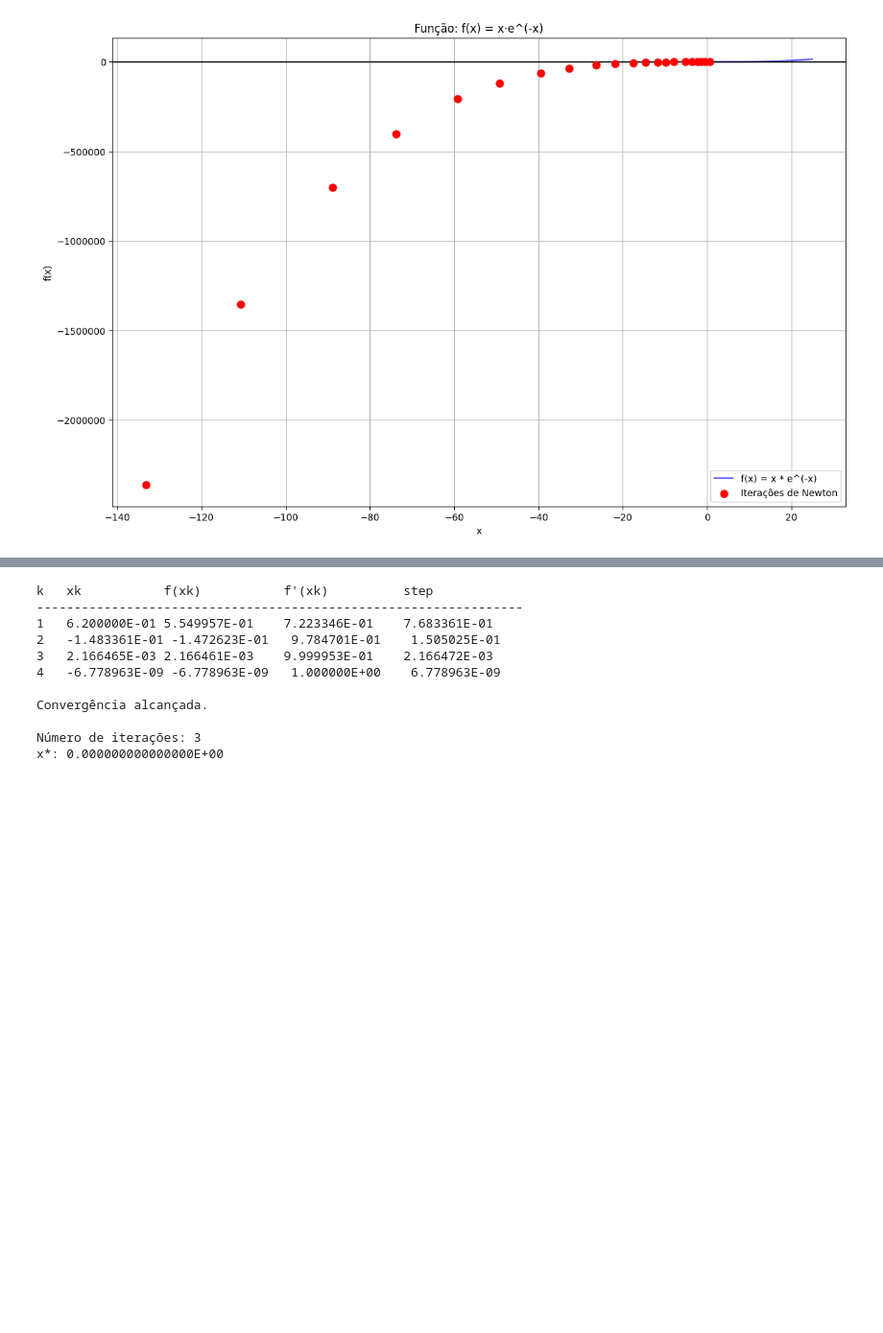
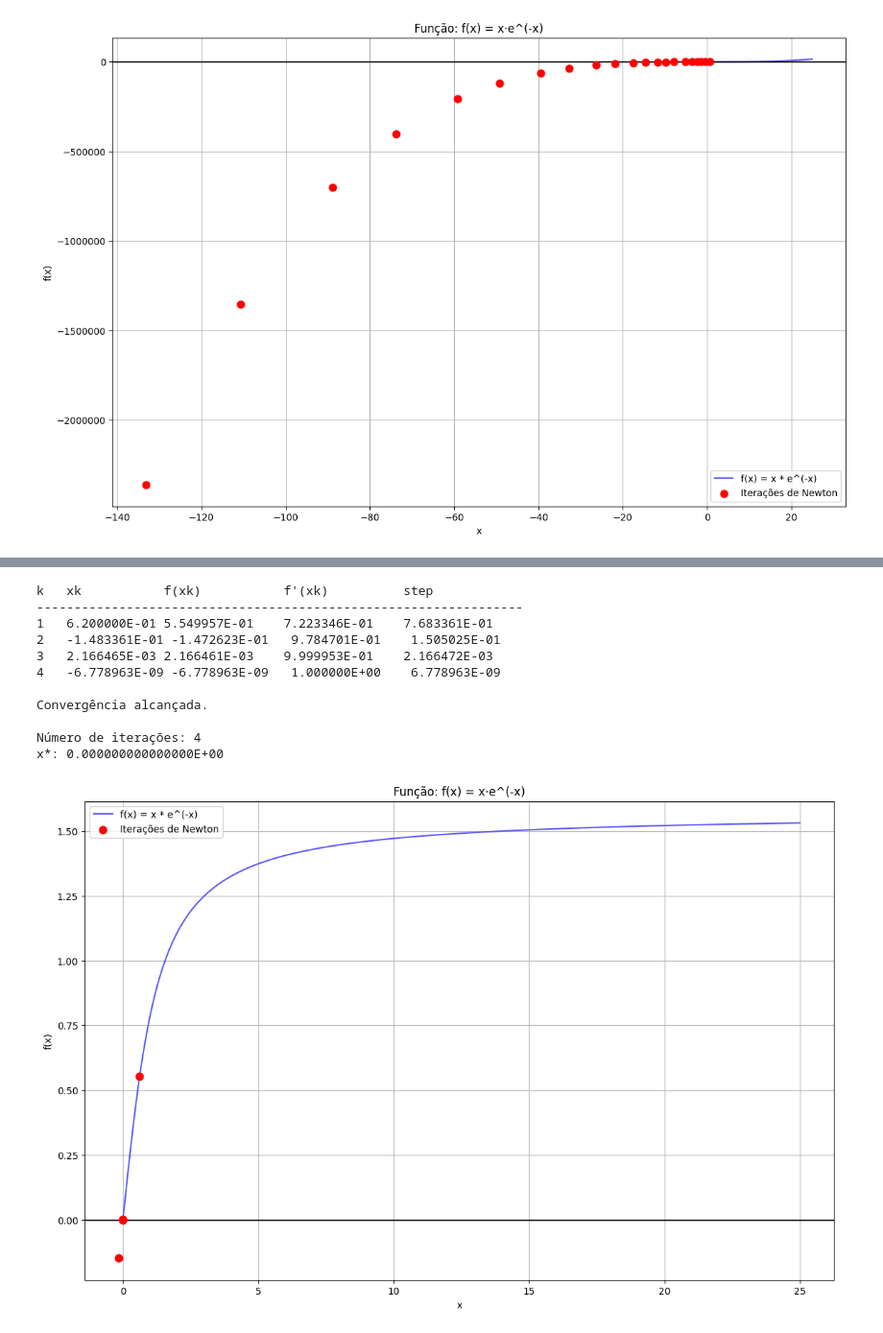
Before and after one commit to Adnerb7/CN_P1, a Jupyter notebook: Exercicio1.ipynb, the cells around one changed output, grey strips where cells are left out. Shown: that part at 96% size. Drawn from its saved outputs; the diff is of its cells as text; code cells hidden in the pictures; blank space fills up the shorter version.

```diff
--- a/Exercicio1.ipynb
+++ b/Exercicio1.ipynb
@@ -13,7 +13,6 @@ t = 1e-8
 def metodo_newton(f, df, x0, t, maxit):
     x = x0
     n = 1
-    converge = 1
 
     xk_list = [x]
     fxk_list = [f(x)]
@@ -45,11 +44,12 @@ def metodo_newton(f, df, x0, t, maxit):
         x = x_novo
         n += 1
 
-    if n > maxit:
+    if n > maxit or n == maxit:
+        n-=1
         print("\nNúmero máximo de iterações atingido.")
         converge = 1
 
-    print(f"\nNúmero de iterações: {n-1}")
+    print(f"\nNúmero de iterações: {n}")
     if converge == 0:
         print(f"x*: {x:.15E}")
 
@@ -250,19 +250,3 @@ def f(x):
 
 def df(x):
     return 1/(x**2 + 1)
-# %%
-#chamando Newton para x0 = 1.45
-
-x_final, xk_list, fxk_list = metodo_newton(f, df, x0, t, maxit)
-# %% [output]
-k   xk           f(xk)           f'(xk)          step
------------------------------------------------------------------
-1   6.200000E-01 5.549957E-01    7.223346E-01    7.683361E-01
-2   -1.483361E-01 -1.472623E-01   9.784701E-01    1.505025E-01
-3   2.166465E-03 2.166461E-03    9.999953E-01    2.166472E-03
-4   -6.778963E-09 -6.778963E-09   1.000000E+00    6.778963E-09
-
-Convergência alcançada.
-
-Número de iterações: 3
-x*: 0.000000000000000E+00
@@ -270,0 +253,35 @@ x*: 0.000000000000000E+00
+# %%
+#chamando Newton para x0 = 1.45
+
+x_final, xk_list, fxk_list = metodo_newton(f, df, x0, t, maxit)
+
+plt.style.use('default')
+
+valor_x = np.linspace(0, 25, 2000)
+valor_y = [f(x) for x in valor_x]
+
+plt.figure(figsize=(14, 9))
+plt.plot(valor_x, valor_y, color='#5755FA', label='f(x) = x * e^(-x)')
+plt.axhline(0, color='black', linewidth=1)
+plt.scatter(xk_list, fxk_list, color='red', s=60, label='Iterações de Newton', zorder=5)
+plt.axhline(0, color='black', linewidth=1)
+
+plt.xlabel('x')
+plt.ylabel('f(x)')
+plt.title('Função: f(x) = x·e^(-x)')
+plt.grid(True)
+plt.legend()
+plt.ticklabel_format(style='plain')
+# %% [output]
+k   xk           f(xk)           f'(xk)          step
+-----------------------------------------------------------------
+1   6.200000E-01 5.549957E-01    7.223346E-01    7.683361E-01
+2   -1.483361E-01 -1.472623E-01   9.784701E-01    1.505025E-01
+3   2.166465E-03 2.166461E-03    9.999953E-01    2.166472E-03
+4   -6.778963E-09 -6.778963E-09   1.000000E+00    6.778963E-09
+
+Convergência alcançada.
+
+Número de iterações: 4
+x*: 0.000000000000000E+00
+[figure, added]
```
Also changed, not shown: parts of 4 cells of this notebook.
